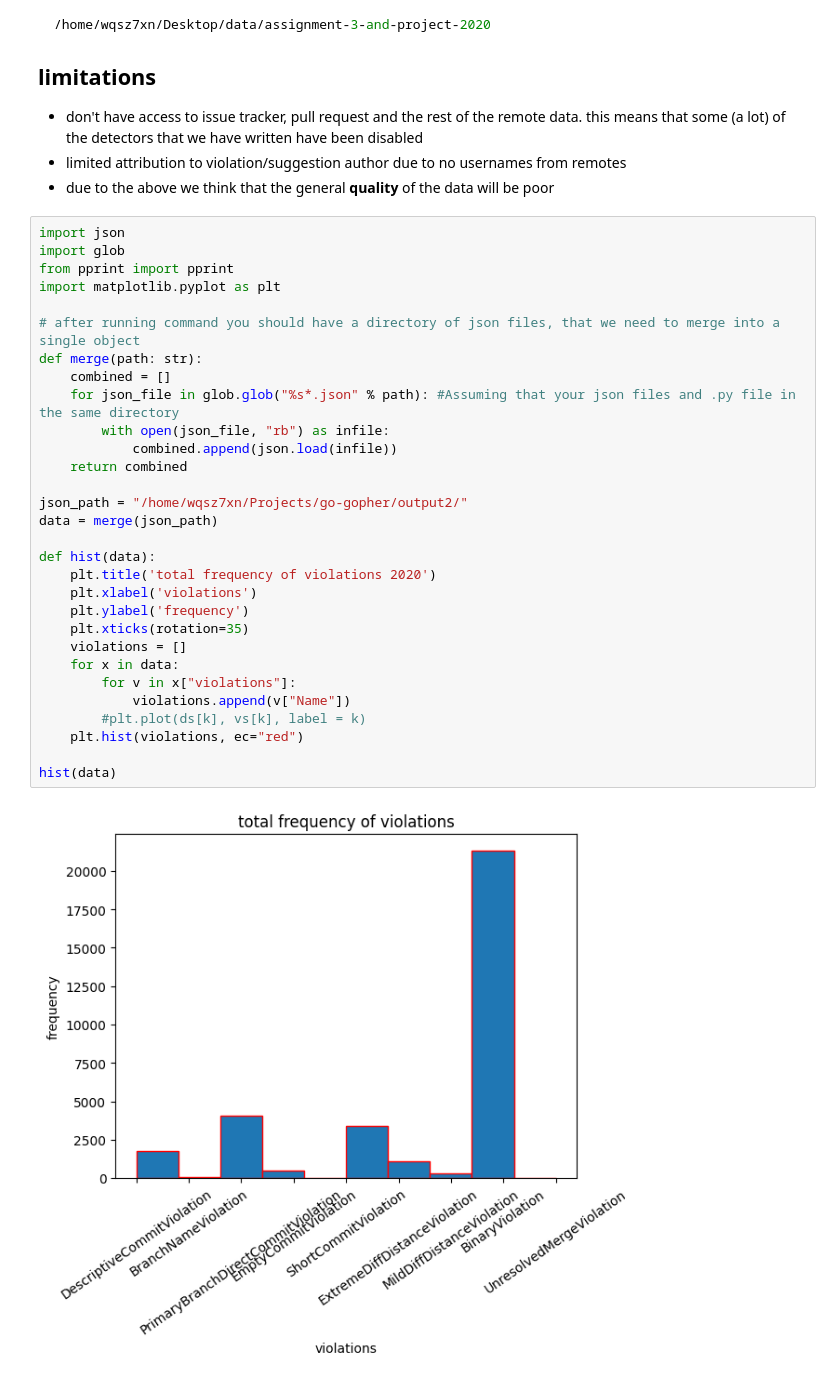
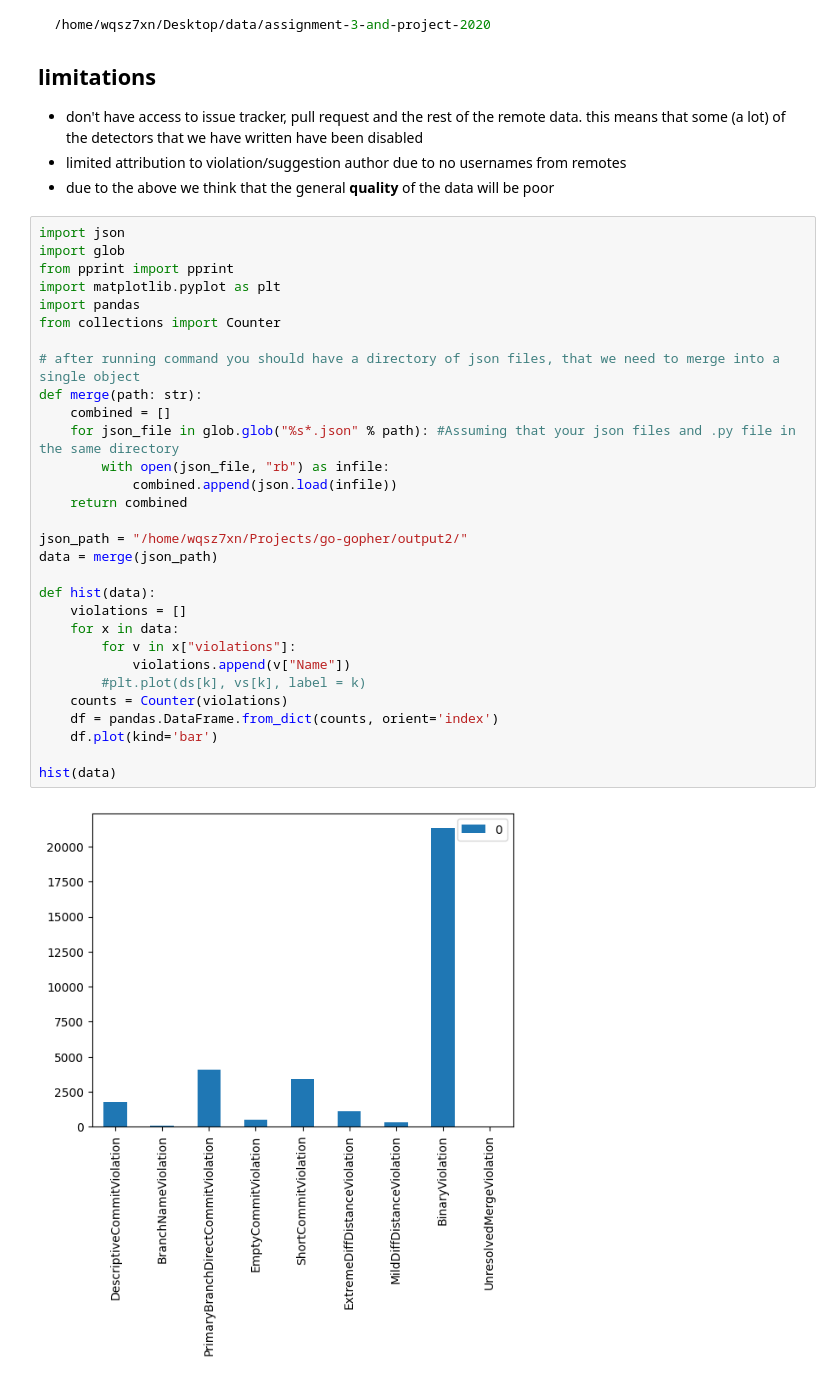
Before and after one commit to Git-Gopher/go-gopher, a Jupyter notebook: notebooks/previous_years.ipynb, the cells around one changed output. Saved outputs shown, nothing was run; the diff lists cells and outputs as text.

Commit message:
babys first plot

```diff
--- a/notebooks/previous_years.ipynb
+++ b/notebooks/previous_years.ipynb
@@ -60,32 +60,32 @@ get data with (use absolute dirs if debugging)
 # %%
 import json
 import glob
 from pprint import pprint
 import matplotlib.pyplot as plt
+import pandas
+from collections import Counter
 
 # after running command you should have a directory of json files, that we need to merge into a single object
 def merge(path: str):
     combined = []
     for json_file in glob.glob("%s*.json" % path): #Assuming that your json files and .py file in the same directory
         with open(json_file, "rb") as infile:
             combined.append(json.load(infile))
     return combined
 
 json_path = "/home/wqsz7xn/Projects/go-gopher/output2/"
 data = merge(json_path)
 
 def hist(data):
-    plt.title('total frequency of violations 2020')
-    plt.xlabel('violations')
-    plt.ylabel('frequency')
-    plt.xticks(rotation=35)
     violations = []
     for x in data:
         for v in x["violations"]:
             violations.append(v["Name"])
         #plt.plot(ds[k], vs[k], label = k)
-    plt.hist(violations, ec="red")
+    counts = Counter(violations)
+    df = pandas.DataFrame.from_dict(counts, orient='index')
+    df.plot(kind='bar')
 
 hist(data)
 # %% [output]
-[figure, old version]
+[figure, new version]
```
